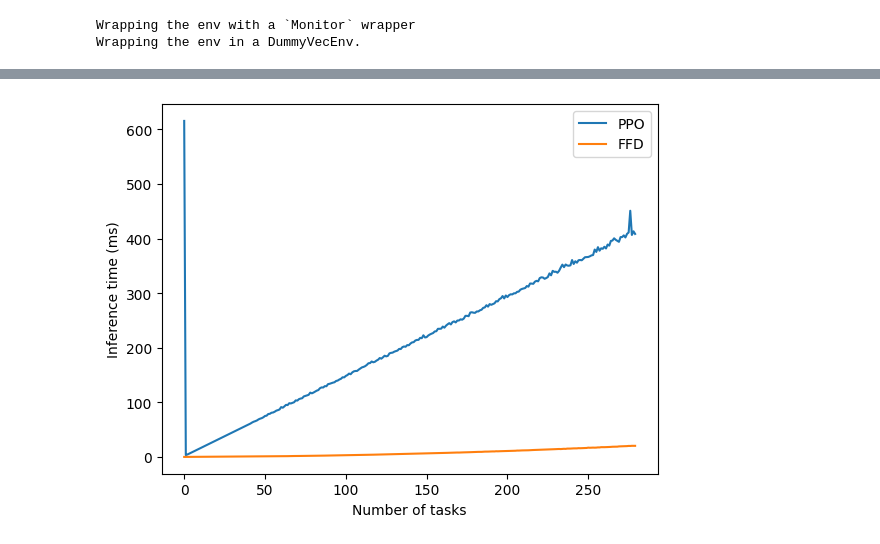
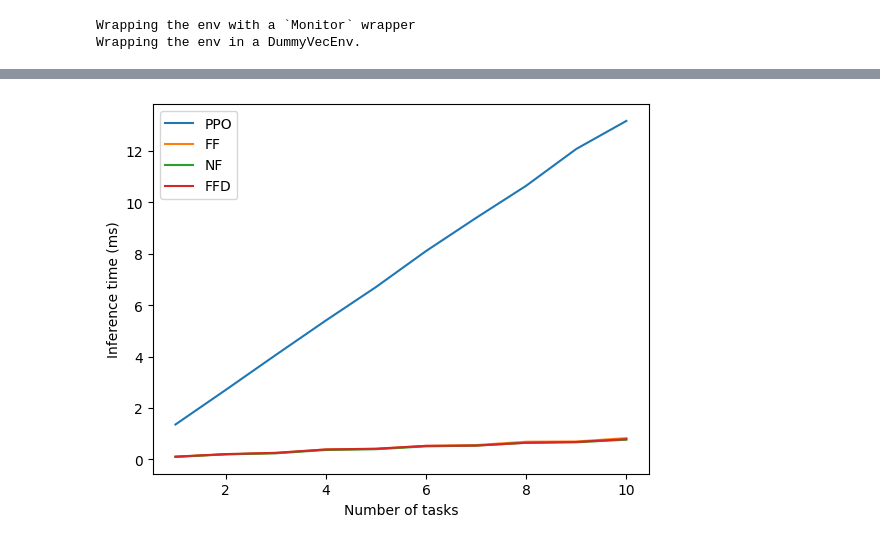
Before and after one commit to akbaig/CADES-RL, a Jupyter notebook: src/notebooks/runtime_complexity.ipynb, the cells around one changed output, grey strips where cells are left out. Drawn from its saved outputs; the diff is of its cells as text; code cells hidden in the pictures.

Commit message:
feat: provide other metrics in notebook of runtime complexity

```diff
--- a/src/notebooks/runtime_complexity.ipynb
+++ b/src/notebooks/runtime_complexity.ipynb
@@ -45,7 +45,8 @@ check_env(env)
 # %%
 from models.ppo import PPOModel
 
-model = PPOModel.load("../mlruns/802427248900867940/f9b407a202b84f53be918f8c487d9c32/artifacts/models/best_model", env, config)
+#model = PPOModel.load("../mlruns/802427248900867940/f9b407a202b84f53be918f8c487d9c32/artifacts/models/best_model", env, config)
+model = PPOModel.load("../../experiments/models/p3/trnc_c/early_term_1000", env, config)
 # %% [output]
 Wrapping the env with a `Monitor` wrapper
 Wrapping the env in a DummyVecEnv.
@@ -90,0 +134,2 @@ time_taken['ppo'] = values
+# %%
+model_predict = model.model.predict
@@ -105,0 +184,14 @@ time_taken['ffd'] = values
+# %%
+# redefine model's predict method to use the heuristic
+from heuristics.ff import FirstFitHeuristic
+heuristic = FirstFitHeuristic(env)
+model.model.predict = heuristic.predict
+
+values = []
+
+for num_tasks in range(1, env.config.max_num_tasks + 1):
+    result = evaluate_model(model, num_tasks, global_states, heuristic)
+    values.append(result)
+    print(f"Number of tasks: {num_tasks}, Inference Time: {result['inference_time']} ms, Success Rate: {result['success']}, Avg Active Node Occupancy: {result['avg_active_node_occupancy']}, Message Channel Occupancy: {result['message_channel_occupancy']}, Empty Nodes: {result['empty_nodes']}")
+
+metrics['ff'] = values
@@ -105,0 +209,14 @@ time_taken['ffd'] = values
+# %%
+# redefine model's predict method to use the heuristic
+from heuristics.nf import NextFitHeuristic
+heuristic = NextFitHeuristic(env)
+model.model.predict = heuristic.predict
+
+values = []
+
+for num_tasks in range(1, env.config.max_num_tasks + 1):
+    result = evaluate_model(model, num_tasks, global_states, heuristic)
+    values.append(result)
+    print(f"Number of tasks: {num_tasks}, Inference Time: {result['inference_time']} ms, Success Rate: {result['success']}, Avg Active Node Occupancy: {result['avg_active_node_occupancy']}, Message Channel Occupancy: {result['message_channel_occupancy']}, Empty Nodes: {result['empty_nodes']}")
+
+metrics['nf'] = values
@@ -106,11 +262,14 @@ time_taken['ffd'] = values
 # %%
-# Plot the results
+# Plot the success rate graph
 import matplotlib.pyplot as plt
-plt.plot(time_taken['ppo'], label='PPO')
-plt.plot(time_taken['ffd'], label='FFD')
+
+plt.plot(range(1, 1 + len(metrics['ppo'])), metrics['ppo'].apply(lambda x: float(x['inference_time'])), label='PPO')
+plt.plot(range(1, 1 + len(metrics['ppo'])), metrics['ff'].apply(lambda x: float(x['inference_time'])), label='FF')
+plt.plot(range(1, 1 + len(metrics['ppo'])), metrics['nf'].apply(lambda x: float(x['inference_time'])), label='NF')
+plt.plot(range(1, 1 + len(metrics['ffd'])), metrics['ffd'].apply(lambda x: float(x['inference_time'])), label='FFD')
 plt.xlabel('Number of tasks')
 plt.ylabel('Inference time (ms)')
 plt.legend()
 plt.show()
 # %% [output]
-[figure, old version]
+[figure, new version]
```
Also changed, not shown: parts of 20 cells of this notebook.
